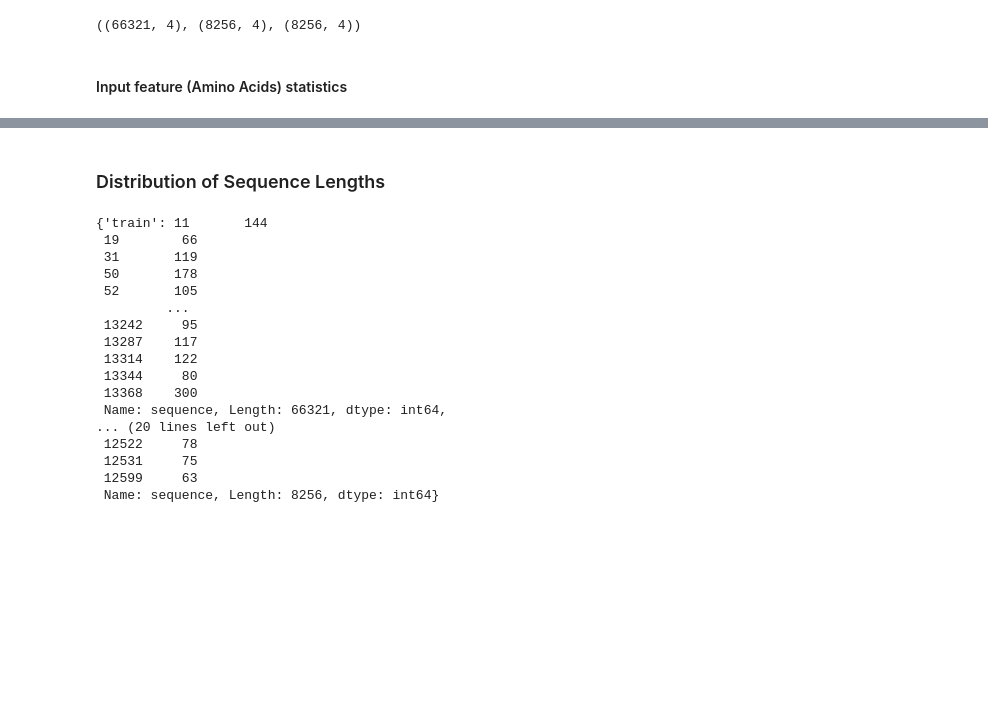
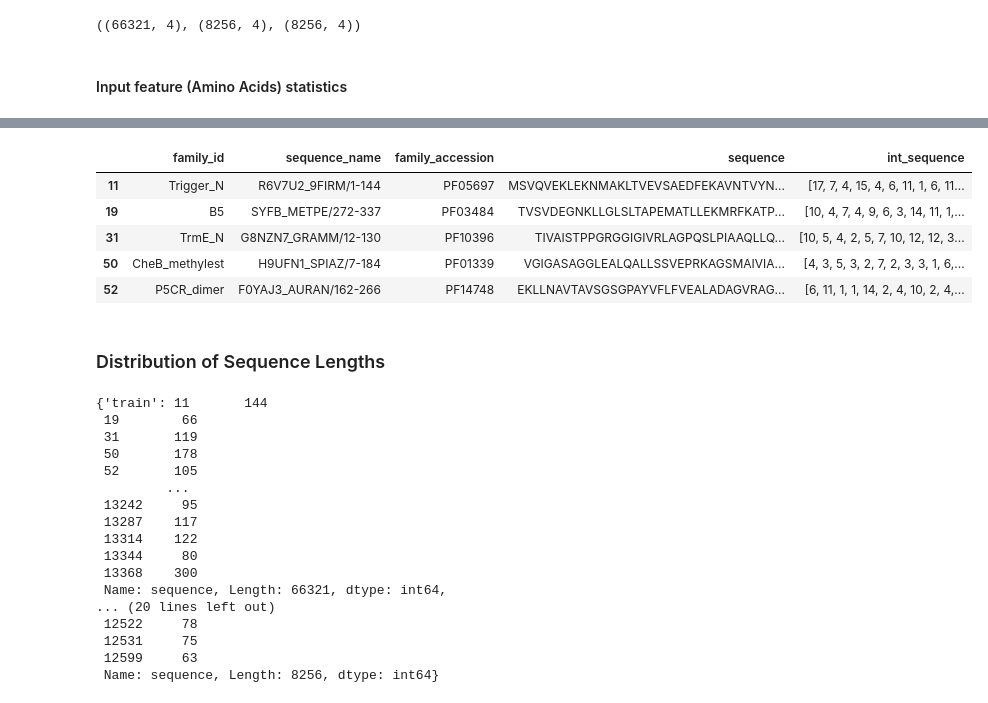
Before and after one commit to jl3720/pfam, a Jupyter notebook: pfam.ipynb, the cells around one changed output, grey strips where cells are left out. Saved outputs shown, nothing was run; the diff lists cells and outputs as text; code cells hidden in the pictures; blank space fills up the shorter version.

```diff
--- a/pfam.ipynb
+++ b/pfam.ipynb
@@ -185,0 +264,5 @@ top_train_df.shape, top_dev_df.shape, top_test_df.shape
+# %%
+amino_acids = updated_freqs["Amino Acid"].values
+amino_acid_to_index = {amino_acid: idx + 1 for idx, amino_acid in enumerate(amino_acids)}
+amino_acid_to_index["<pad>"] = 0
+amino_acid_to_index
@@ -185,0 +287,10 @@ top_train_df.shape, top_dev_df.shape, top_test_df.shape
+# %%
+train_df['int_sequence'] = train_df['sequence'].apply(lambda x: [amino_acid_to_index[aa] for aa in x])
+train_df.head()
+# %% [output]
+|  | family_id | sequence_name | family_accession | sequence | int_sequence |
+| 11 | Trigger_N | R6V7U2_9FIRM/1-144 | PF05697 | MSVQVEKLEKNMAKLTVEVSAEDFEKAVNTVYN... | [17, 7, 4, 15, 4, 6, 11, 1, 6, 11... |
+| 19 | B5 | SYFB_METPE/272-337 | PF03484 | TVSVDEGNKLLGLSLTAPEMATLLEKMRFKATP... | [10, 4, 7, 4, 9, 6, 3, 14, 11, 1,... |
+| 31 | TrmE_N | G8NZN7_GRAMM/12-130 | PF10396 | TIVAISTPPGRGGIGIVRLAGPQSLPIAAQLLQ... | [10, 5, 4, 2, 5, 7, 10, 12, 12, 3... |
+| 50 | CheB_methylest | H9UFN1_SPIAZ/7-184 | PF01339 | VGIGASAGGLEALQALLSSVEPRKAGSMAIVIA... | [4, 3, 5, 3, 2, 7, 2, 3, 3, 1, 6,... |
+| 52 | P5CR_dimer | F0YAJ3_AURAN/162-266 | PF14748 | EKLLNAVTAVSGSGPAYVFLFVEALADAGVRAG... | [6, 11, 1, 1, 14, 2, 4, 10, 2, 4,... |
```
Also changed, not shown: parts of 12 cells of this notebook.
